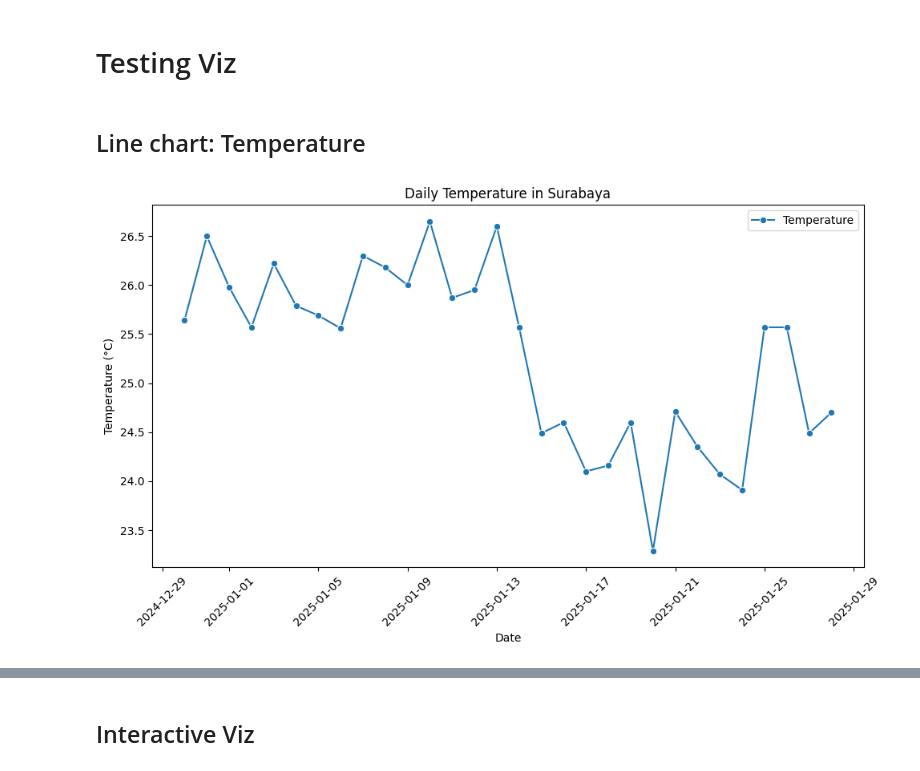
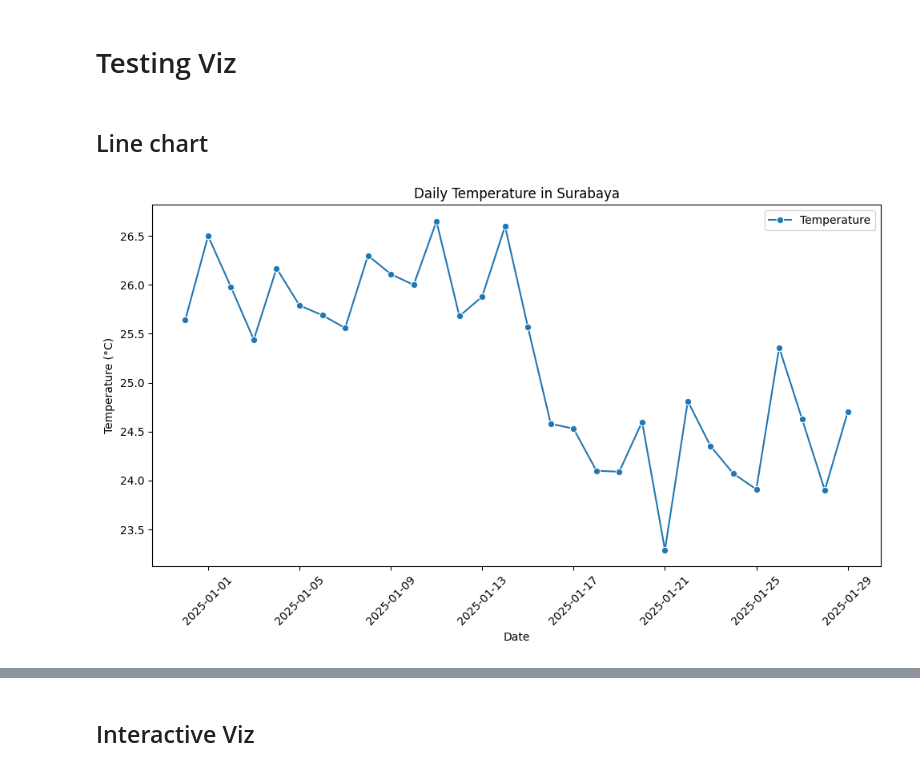
Before and after one commit to sakabmw/weather-dashboard, a Jupyter notebook: test.ipynb, the cells around one changed output, grey strips where cells are left out. Cells and saved outputs as stored; diff of their text form; code cells hidden in the pictures.

```diff
--- a/test.ipynb
+++ b/test.ipynb
@@ -279,24 +313,17 @@ import pandas as pd
 import matplotlib.pyplot as plt
 import seaborn as sns
 # %% [markdown]
-## Line chart: Temperature
+## Line chart
 # %%
-# Load the CSV data
-filename = "surabaya_weather.csv"  # Replace with your actual CSV file
-weather_data = pd.read_csv(filename)
-
-# Convert date to a datetime object for better handling
-weather_data['date'] = pd.to_datetime(weather_data['date'])
-
 # Plot temperature trends
 plt.figure(figsize=(10, 6))
-sns.lineplot(x='date', y='temperature', data=weather_data, marker='o', label='Temperature')
+sns.lineplot(x='date_wib', y='temperature', data=weather_data, marker='o', label='Temperature')
 plt.title('Daily Temperature in Surabaya')
 plt.xlabel('Date')
 plt.ylabel('Temperature (°C)')
 plt.xticks(rotation=45)
 plt.legend()
 plt.tight_layout()
 plt.show()
 # %% [output]
-[figure, old version]
+[figure, new version]
```
Also changed, not shown: parts of 12 cells of this notebook.
